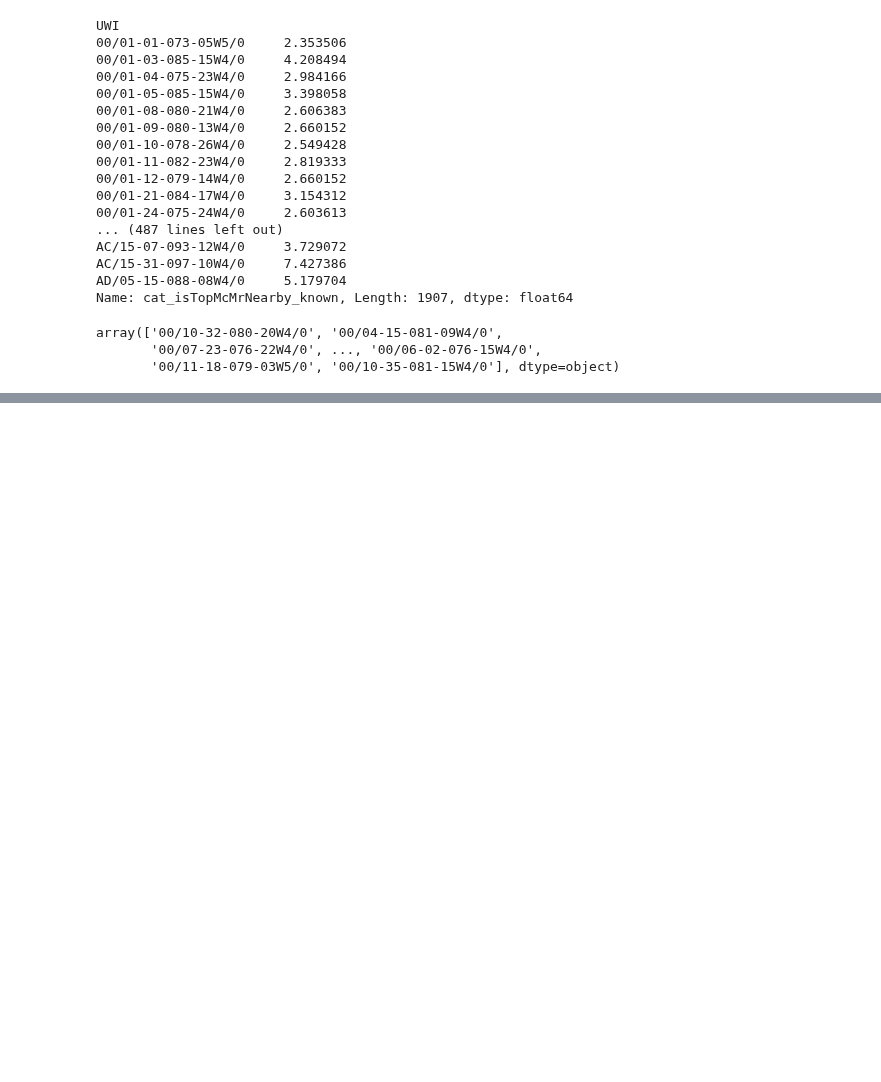
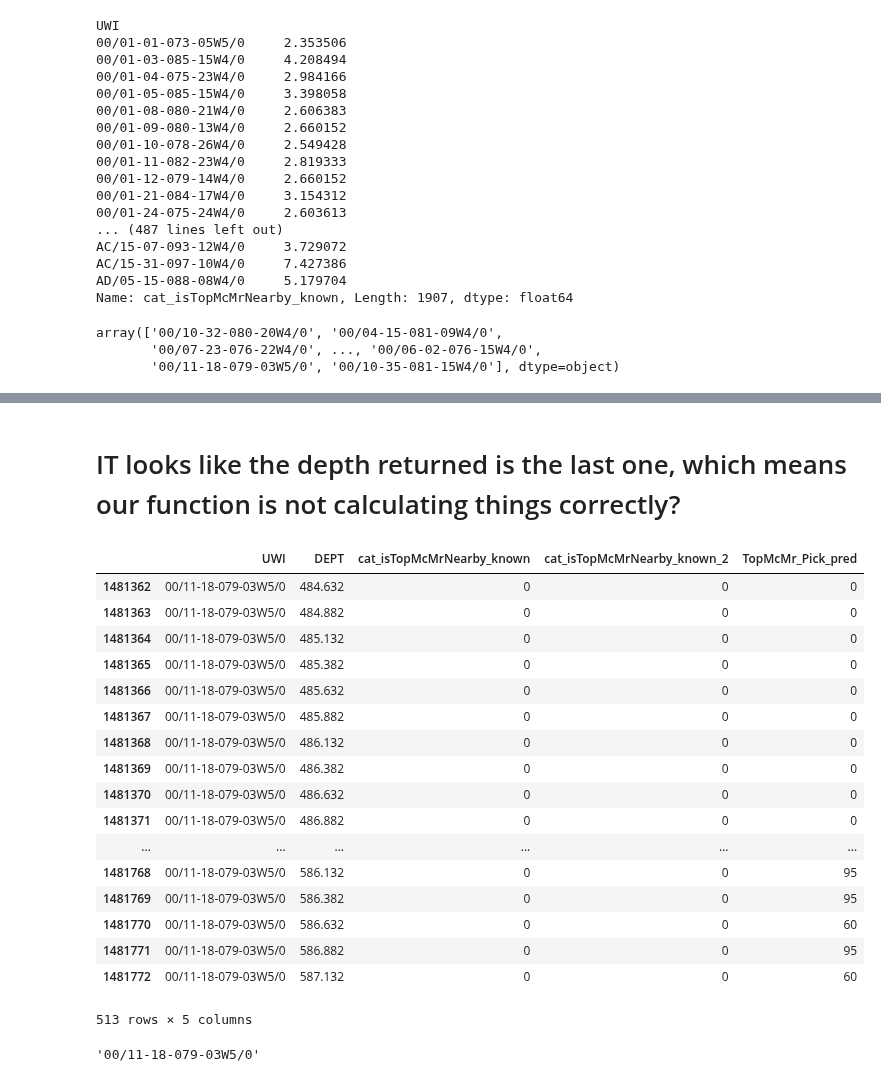
Before and after one commit to JustinGOSSES/MannvilleGroup_Strat_Hackathon, a Jupyter notebook: notebooks_2018/modular_redo/Machine_Learning/Machine_Learning_PostSplit_vA_20180804.ipynb, the cells around one changed output, grey strips where cells are left out. Drawn from its saved outputs; the diff is of its cells as text; code cells hidden in the pictures; blank space fills up the shorter version.

```diff
--- a/notebooks_2018/modular_redo/Machine_Learning/Machine_Learning_PostSplit_vA_20180804.ipynb
+++ b/notebooks_2018/modular_redo/Machine_Learning/Machine_Learning_PostSplit_vA_20180804.ipynb
@@ -515,0 +526,28 @@ changeClassValues_partA(95)
+# %% [markdown]
+# IT looks like the depth returned is the last one, which means our function is not calculating things correctly?
+# %%
+test_df_1well
+# %% [output]
+|  | UWI | DEPT | cat_isTopMcMrNearby_known | cat_isTopMcMrNearby_known_2 | TopMcMr_Pick_pred |
+| 1481362 | 00/11-18-079-03W5/0 | 484.632 | 0 | 0 | 0 |
+| 1481363 | 00/11-18-079-03W5/0 | 484.882 | 0 | 0 | 0 |
+| 1481364 | 00/11-18-079-03W5/0 | 485.132 | 0 | 0 | 0 |
+| 1481365 | 00/11-18-079-03W5/0 | 485.382 | 0 | 0 | 0 |
+| 1481366 | 00/11-18-079-03W5/0 | 485.632 | 0 | 0 | 0 |
+| 1481367 | 00/11-18-079-03W5/0 | 485.882 | 0 | 0 | 0 |
+| 1481368 | 00/11-18-079-03W5/0 | 486.132 | 0 | 0 | 0 |
+| 1481369 | 00/11-18-079-03W5/0 | 486.382 | 0 | 0 | 0 |
+| 1481370 | 00/11-18-079-03W5/0 | 486.632 | 0 | 0 | 0 |
+| 1481371 | 00/11-18-079-03W5/0 | 486.882 | 0 | 0 | 0 |
+| ... | ... | ... | ... | ... | ... |
+| 1481768 | 00/11-18-079-03W5/0 | 586.132 | 0 | 0 | 95 |
+| 1481769 | 00/11-18-079-03W5/0 | 586.382 | 0 | 0 | 95 |
+| 1481770 | 00/11-18-079-03W5/0 | 586.632 | 0 | 0 | 60 |
+| 1481771 | 00/11-18-079-03W5/0 | 586.882 | 0 | 0 | 95 |
+| 1481772 | 00/11-18-079-03W5/0 | 587.132 | 0 | 0 | 60 |
+513 rows × 5 columns
+# %%
+UWI_of_well = test_df_1well['UWI'][0:1].values[0]
+UWI_of_well
+# %% [output]
+'00/11-18-079-03W5/0'
```
Also changed, not shown: parts of 21 cells of this notebook, 1 other file.
